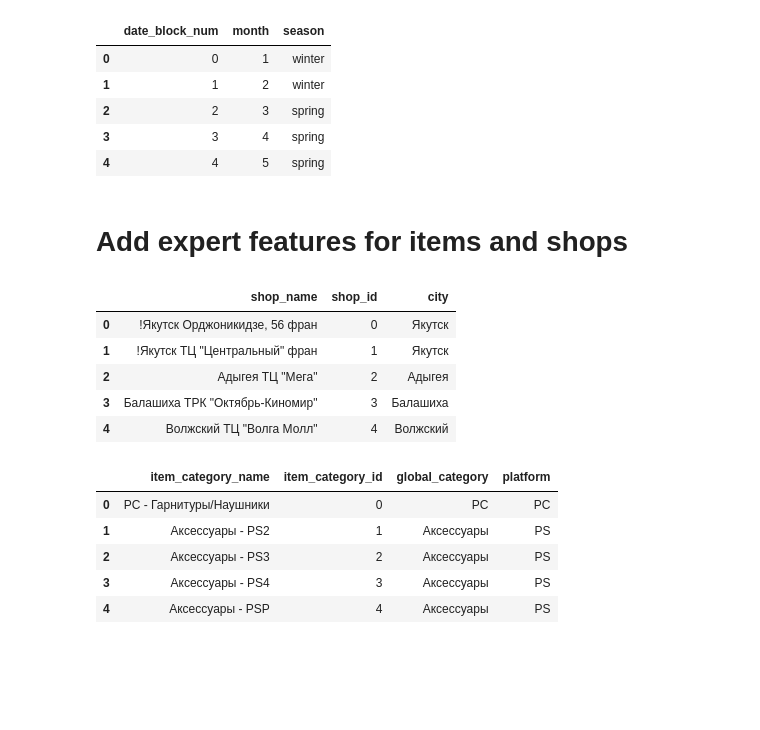
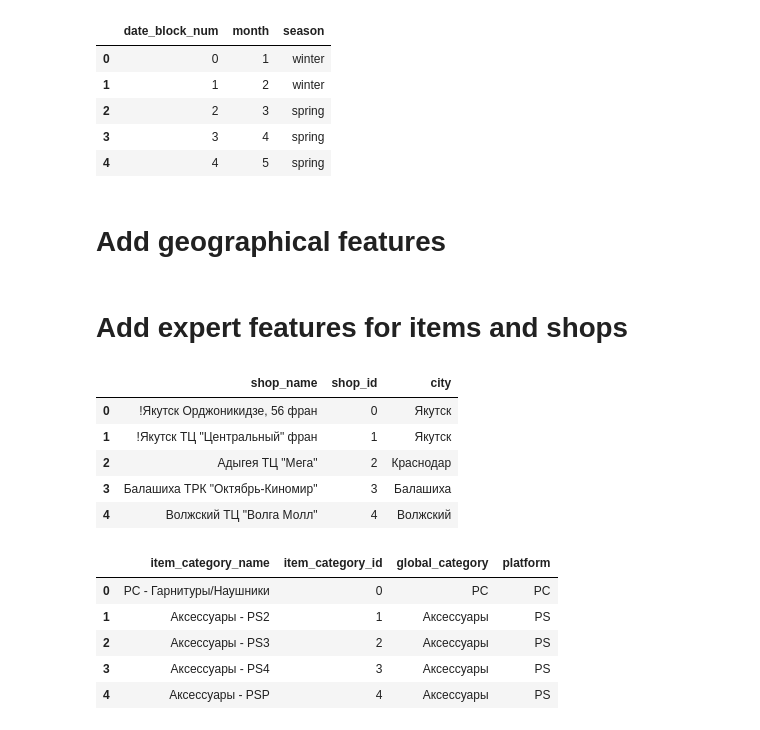
Before and after one commit to beatwad/predict_future_sales, a Jupyter notebook: Pred_Fut_Sales.ipynb, the cells around one changed output. Saved outputs shown, nothing was run; the diff lists cells and outputs as text; code cells hidden in the pictures; blank space fills up the shorter version.

```diff
--- a/Pred_Fut_Sales.ipynb
+++ b/Pred_Fut_Sales.ipynb
@@ -477,3 +484,5 @@ date_blocks.head()
 | 2 | 2 | 3 | spring |
 | 3 | 3 | 4 | spring |
 | 4 | 4 | 5 | spring |
+# %% [markdown]
+# Add geographical features
@@ -480,16 +574,6 @@ date_blocks.head()
 # %% [markdown]
 # Add expert features for items and shops
 # %%
-def add_city(col):
-    city = col.split(' ')
-    if city[0][0] == '!':
-        return city[0][1:]
-    if city[0] == 'Цифровой':
-        return 'Цифровой склад'
-    if city[0] == 'Выездная':
-        return 'Выездная Торговля'
-    return city[0]
-
 def add_global_category(col):
     cat = col.split(' ')
     if cat[0] == 'Игровые':
@@ -499,37 +583,34 @@ def add_global_category(col):
     if cat[0] == 'Чистые':
         return 'Чистые носители'
     if cat[0] == 'Элементы':
         return 'Элементы питания'
     if cat[0] == 'Доставка':
         return 'Доставка товара'
     return cat[0]
 
 def add_platform(col):
     platform_list = ['PS', 'XBOX', 'PC', 'Android', 'MAC', 'Windows', '1С', 'Blu-Ray',
                     'CD', 'DVD', 'MP3']
     for platform in platform_list:
         if platform in col:
             return platform
     return 'None'
 
 def add_digital(col):
     if 'Цифра' in col:
         return 1
     return 0
 
-
-shops['city'] = shops.shop_name.apply(add_city)
-
 item_categories['global_category'] = item_categories.item_category_name.apply(add_global_category)
 item_categories['platform'] = item_categories.item_category_name.apply(add_platform)
 # item_categories['is_digital'] = item_categories.item_category_name.apply(add_digital)
 
 shops.head()
 # %% [output]
 |  | shop_name | shop_id | city |
 | 0 | !Якутск Орджоникидзе, 56 фран | 0 | Якутск |
 | 1 | !Якутск ТЦ "Центральный" фран | 1 | Якутск |
-| 2 | Адыгея ТЦ "Мега" | 2 | Адыгея |
+| 2 | Адыгея ТЦ "Мега" | 2 | Краснодар |
 | 3 | Балашиха ТРК "Октябрь-Киномир" | 3 | Балашиха |
 | 4 | Волжский ТЦ "Волга Молл" | 4 | Волжский |
 # %%
```
Also changed, not shown: parts of 16 cells of this notebook.
